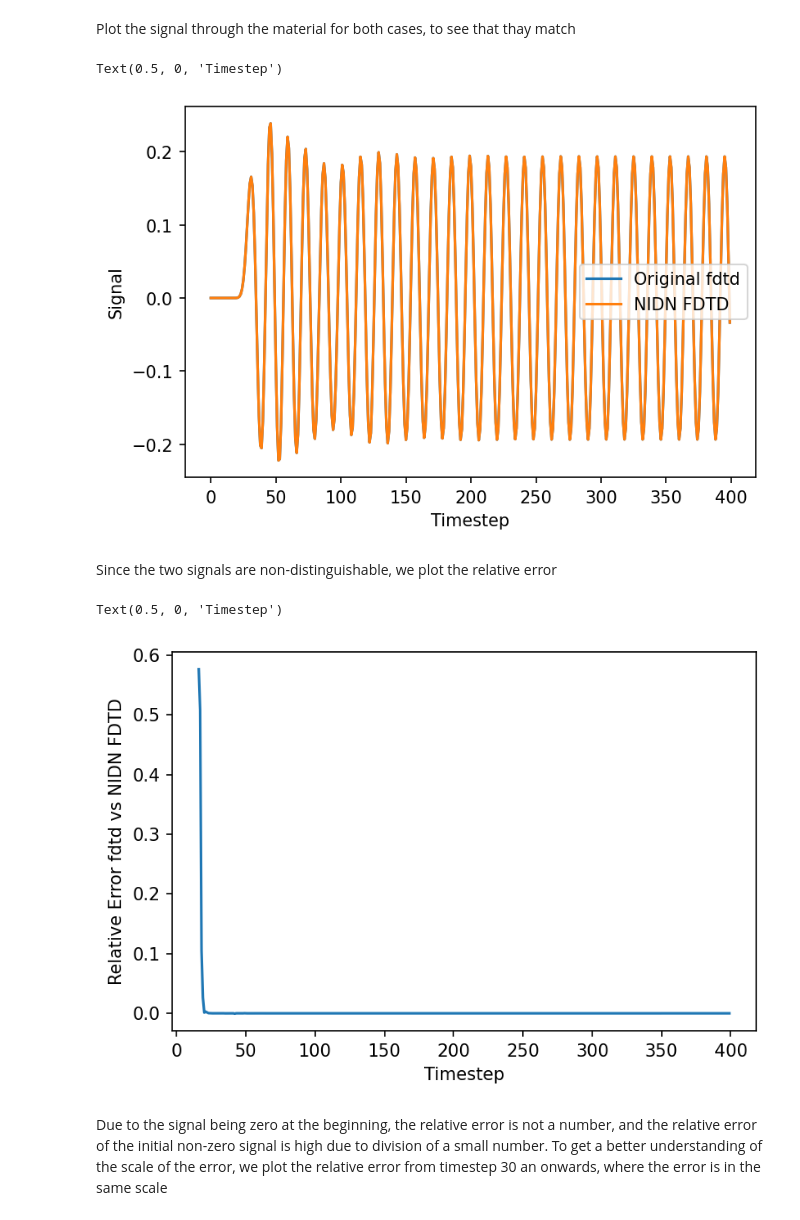
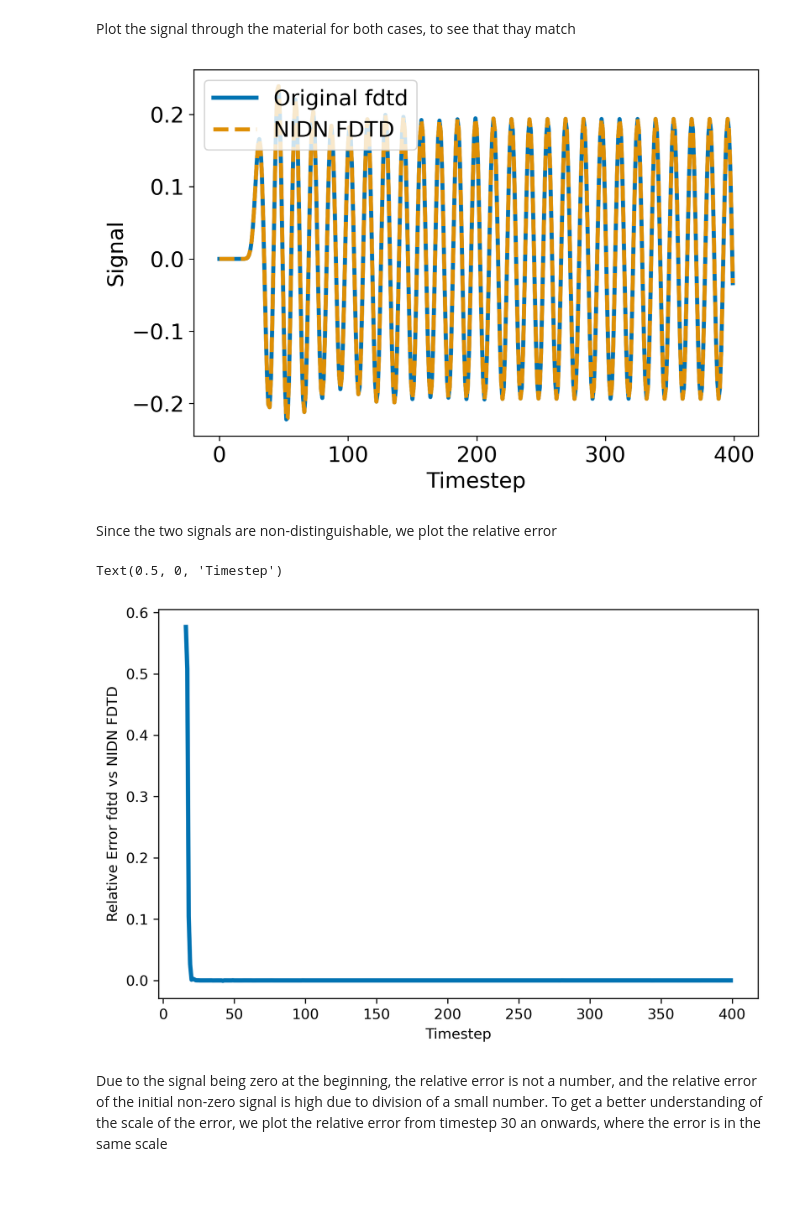
Before and after one commit to esa/NIDN, a Jupyter notebook: notebooks/Paper Results/Supplementary - Ground-truth Data Generation FDTD.ipynb, the cells around one changed output. Drawn from its saved outputs; the diff is of its cells as text; code cells hidden in the pictures; blank space fills up the shorter version.

```diff
--- a/notebooks/Paper Results/Supplementary - Ground-truth Data Generation FDTD.ipynb
+++ b/notebooks/Paper Results/Supplementary - Ground-truth Data Generation FDTD.ipynb
@@ -227,25 +222,26 @@ for i in range(TIMESTEPS):
 # %% [markdown]
 Plot the signal through the material for both cases, to see that thay match
 # %%
-plt.figure(dpi=150)
-plt.plot(t,raw_signal)
-plt.plot(t,t_signal_material)
-plt.legend(["Original fdtd", "NIDN FDTD"])
-plt.ylabel("Signal")
-plt.xlabel("Timestep")
+from nidn.utils.global_constants import NIDN_PLOT_COLOR_1,NIDN_PLOT_COLOR_2,NIDN_FONTSIZE
+plt.figure(figsize=(7.5,5.0),dpi=300)
+plt.plot(t,raw_signal,NIDN_PLOT_COLOR_1,lw=3)
+plt.plot(t,t_signal_material,NIDN_PLOT_COLOR_2,lw=3,linestyle="--")
+plt.legend(["Original fdtd", "NIDN FDTD"],fontsize=NIDN_FONTSIZE)
+plt.ylabel("Signal",fontsize=NIDN_FONTSIZE)
+plt.xlabel("Timestep",fontsize=NIDN_FONTSIZE)
+plt.tick_params(axis="both", which="major", labelsize=NIDN_FONTSIZE)
 # %% [output]
-Text(0.5, 0, 'Timestep')
-[figure, old version]
+[figure, new version]
 # %% [markdown]
 Since the two signals are non-distinguishable, we plot the relative error
 # %%
-plt.figure(dpi=150)
-plt.plot(t,(torch.abs(torch.tensor(raw_signal)-t_signal_material)/torch.tensor(raw_signal)))
+plt.figure(figsize=(7.5,5.0),dpi=300)
+plt.plot(t,(torch.abs(torch.tensor(raw_signal)-t_signal_material)/torch.tensor(raw_signal)),c=NIDN_PLOT_COLOR_1,lw=3)
 plt.ylabel("Relative Error fdtd vs NIDN FDTD")
 plt.xlabel("Timestep")
 # %% [output]
 Text(0.5, 0, 'Timestep')
-[figure, old version]
+[figure, new version]
 # %% [markdown]
 Due to the signal being zero at the beginning, the relative error is not a number, and the relative error of the initial non-zero signal is high due to division of a small number. To get a better understanding of the scale of the error, we plot the relative error from timestep 30 an onwards, where the error is in the same scale
 # %%
```
Also changed, not shown: parts of 7 cells of this notebook, 3 other files.
